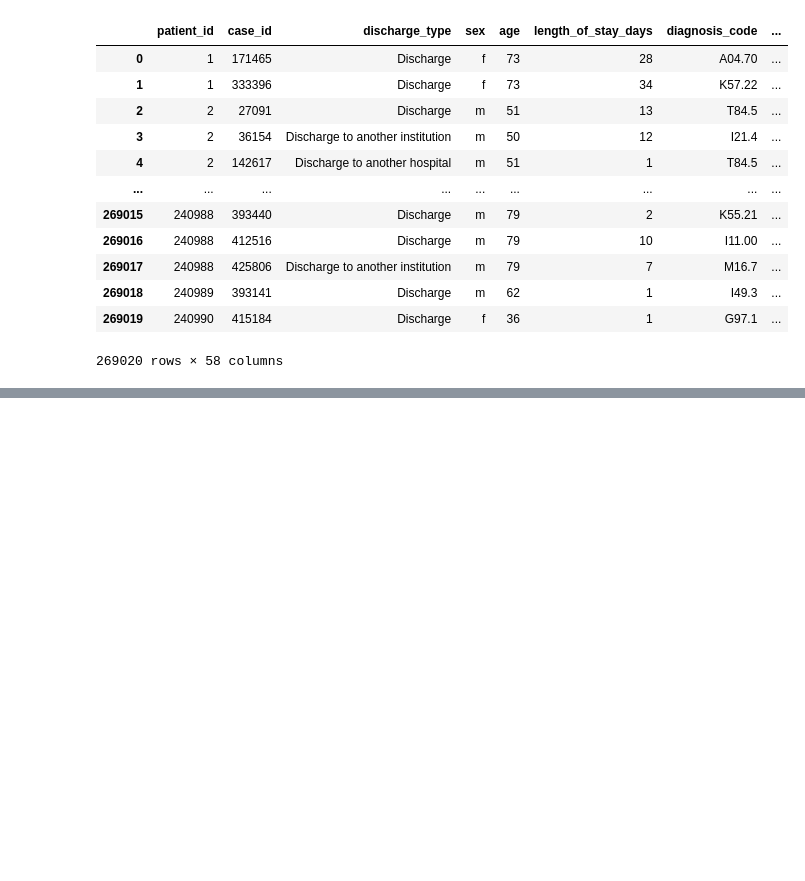
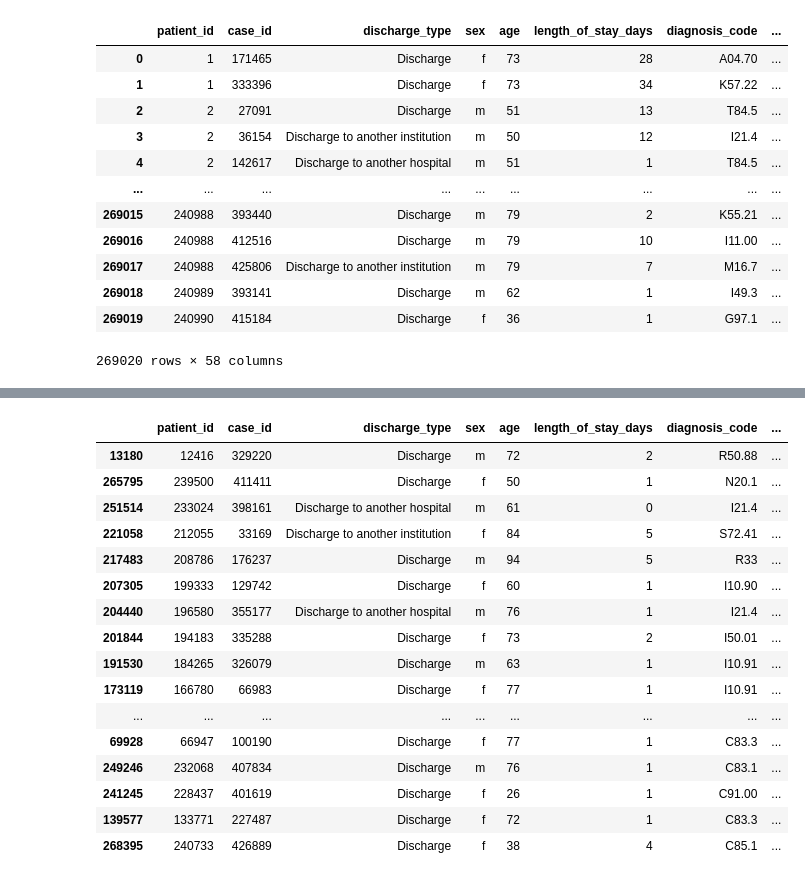
Before and after one commit to Yokopa/hospital-stay-discharge-prediction, a Jupyter notebook: code/4_outlier_analysis.ipynb, the cells around one changed output, grey strips where cells are left out. Saved outputs shown, nothing was run; the diff lists cells and outputs as text; code cells hidden in the pictures; blank space fills up the shorter version.

```diff
--- a/code/4_outlier_analysis.ipynb
+++ b/code/4_outlier_analysis.ipynb
@@ -224,0 +449,20 @@ print(outliers)
+# %%
+merged_data[merged_data['Hbn'] < 8].sort_values(by='Hbn')
+# %% [output]
+|  | patient_id | case_id | discharge_type | sex | age | length_of_stay_days | diagnosis_code | ... |
+| 13180 | 12416 | 329220 | Discharge | m | 72 | 2 | R50.88 | ... |
+| 265795 | 239500 | 411411 | Discharge | f | 50 | 1 | N20.1 | ... |
+| 251514 | 233024 | 398161 | Discharge to another hospital | m | 61 | 0 | I21.4 | ... |
+| 221058 | 212055 | 33169 | Discharge to another institution | f | 84 | 5 | S72.41 | ... |
+| 217483 | 208786 | 176237 | Discharge | m | 94 | 5 | R33 | ... |
+| 207305 | 199333 | 129742 | Discharge | f | 60 | 1 | I10.90 | ... |
+| 204440 | 196580 | 355177 | Discharge to another hospital | m | 76 | 1 | I21.4 | ... |
+| 201844 | 194183 | 335288 | Discharge | f | 73 | 2 | I50.01 | ... |
+| 191530 | 184265 | 326079 | Discharge | m | 63 | 1 | I10.91 | ... |
+| 173119 | 166780 | 66983 | Discharge | f | 77 | 1 | I10.91 | ... |
+| ... | ... | ... | ... | ... | ... | ... | ... | ... |
+| 69928 | 66947 | 100190 | Discharge | f | 77 | 1 | C83.3 | ... |
+| 249246 | 232068 | 407834 | Discharge | m | 76 | 1 | C83.1 | ... |
+| 241245 | 228437 | 401619 | Discharge | f | 26 | 1 | C91.00 | ... |
+| 139577 | 133771 | 227487 | Discharge | f | 72 | 1 | C83.3 | ... |
+| 268395 | 240733 | 426889 | Discharge | f | 38 | 4 | C85.1 | ... |
```
Also changed, not shown: parts of 55 cells of this notebook.
